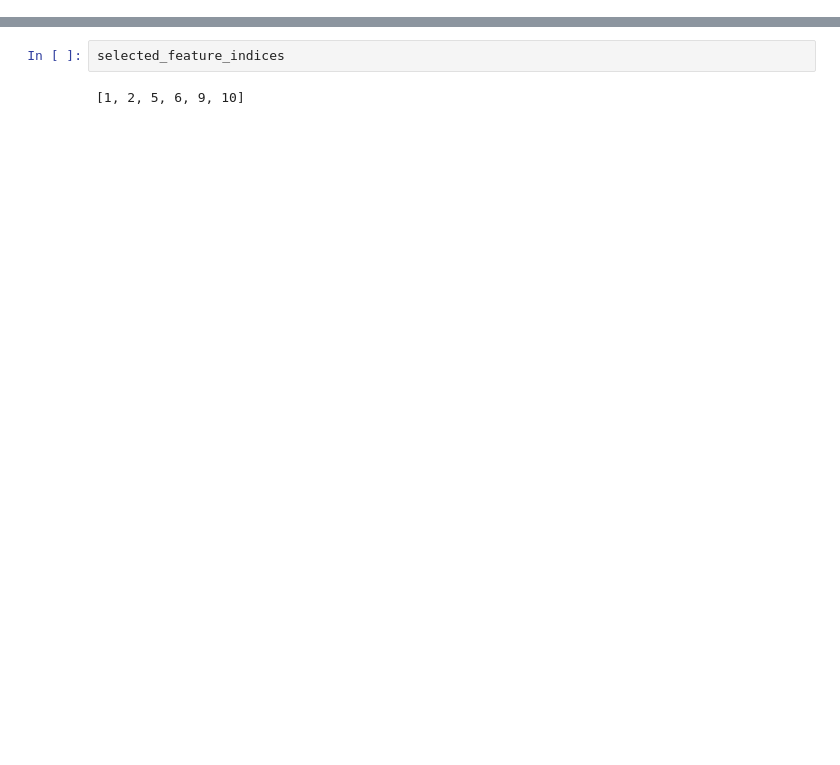
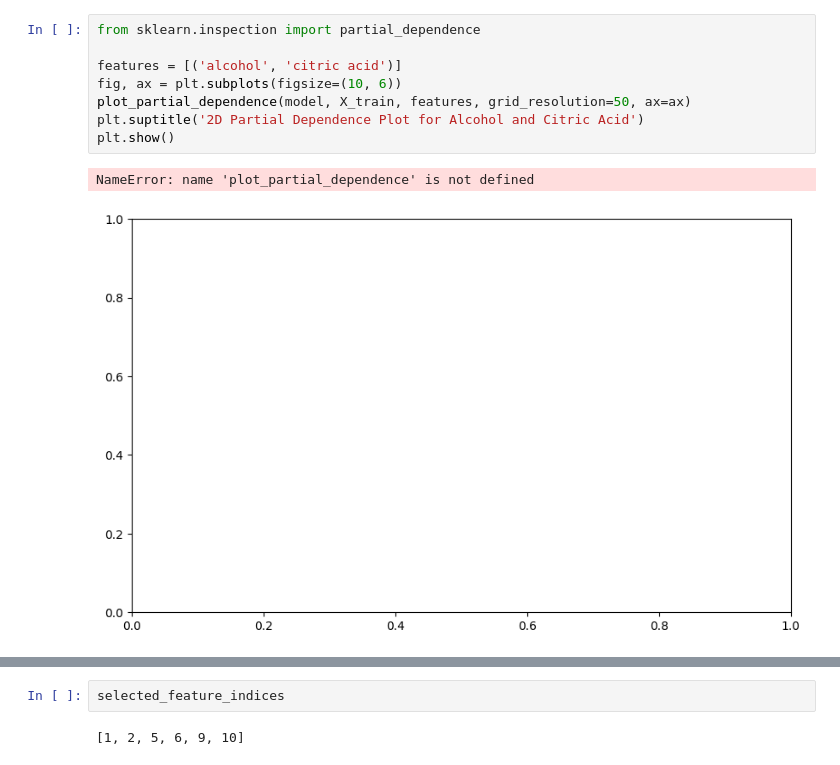
Before and after one commit to Yvonnefanf/ChartCaption, a Jupyter notebook: Data/XAI_outputs/WineQuality/GAM.ipynb, the cells around one changed output, grey strips where cells are left out. Saved outputs shown, nothing was run; the diff lists cells and outputs as text; blank space fills up the shorter version.

```diff
--- a/Data/XAI_outputs/WineQuality/GAM.ipynb
+++ b/Data/XAI_outputs/WineQuality/GAM.ipynb
@@ -23,0 +377,11 @@ RandomForestRegressor(random_state=42)
+# %%
+from sklearn.inspection import partial_dependence
+
+features = [('alcohol', 'citric acid')]
+fig, ax = plt.subplots(figsize=(10, 6))
+plot_partial_dependence(model, X_train, features, grid_resolution=50, ax=ax)
+plt.suptitle('2D Partial Dependence Plot for Alcohol and Citric Acid')
+plt.show()
+# %% [output]
+NameError: name 'plot_partial_dependence' is not defined
+[figure, added]
```
Also changed, not shown: parts of 29 cells of this notebook, 23 other files.
